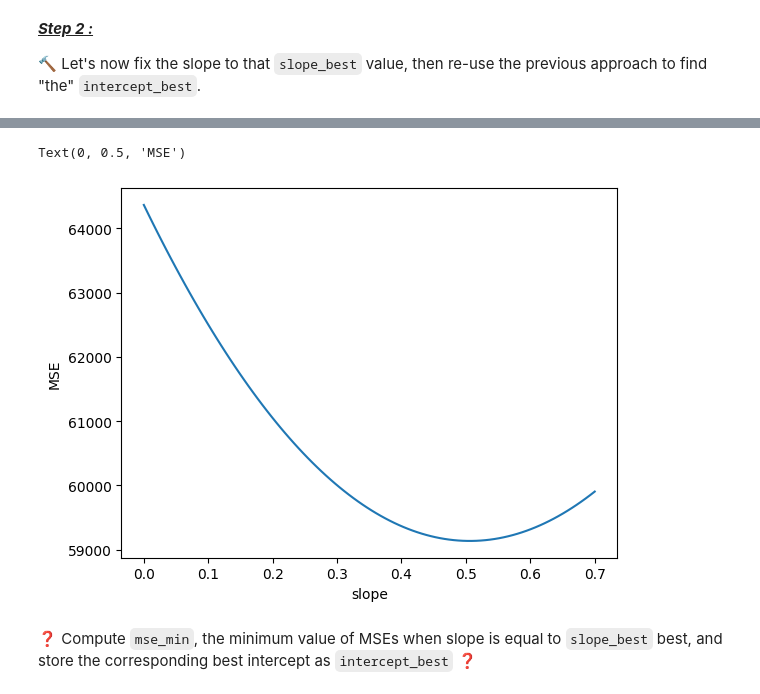
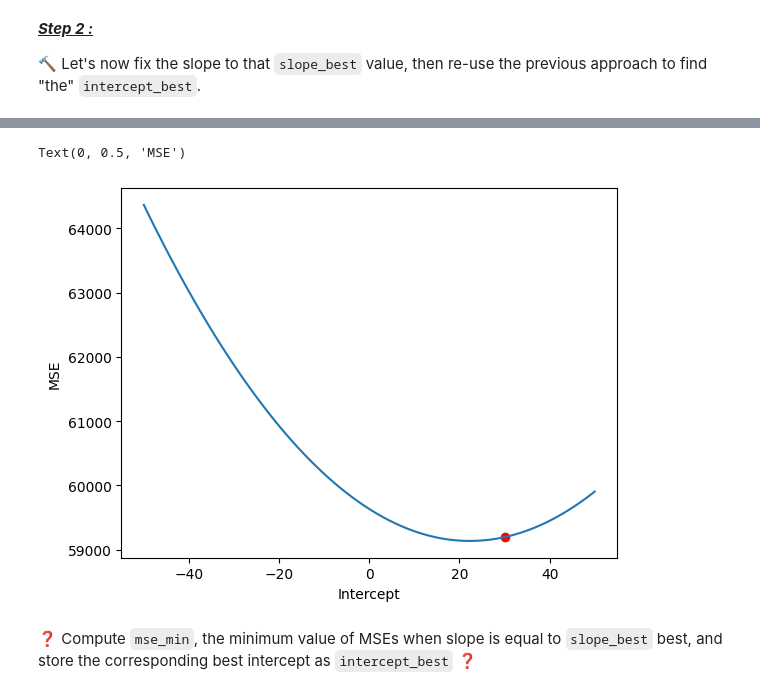
Before and after one commit to multiyumz/data-science-challenges, a Jupyter notebook: data-real-estate-advanced-estimator/02-real_estate_advanced_estimator.ipynb, the cells around one changed output, grey strips where cells are left out. Saved outputs shown, nothing was run; the diff lists cells and outputs as text; code cells hidden in the pictures.

```diff
--- a/data-real-estate-advanced-estimator/02-real_estate_advanced_estimator.ipynb
+++ b/data-real-estate-advanced-estimator/02-real_estate_advanced_estimator.ipynb
@@ -301,5 +271,5 @@ array([0.        , 0.00707071, 0.01414141, 0.02121212, 0.02828283,
 # %%
 # Create the list of MSEs for each slope value
-mses = []
+mse_list = []
 for slope in slope_ranges:
-    mses.append(mse(slope, initial_intercept, flats.surface,  flats.price))
+    mse_list.append(mse(slope, initial_intercept, flats.surface, flats.price))
@@ -328,5 +296,7 @@ Here you can use Python's built-in `.min()` function, as well as `List.index()`
 
 </details>
 # %%
-mse_min = min(mses)
-slope_best = slope_ranges[mses.index(mse_min)]
+mse_min = min(mse_list)
+slope_best = slope_ranges[mse_list.index(mse_min)]
+print('mse min:', mse_min)
+print('best slope:', slope_best)
@@ -342,5 +311,4 @@ slope_best
 🔨 Let's now fix the slope to that `slope_best` value, then re-use the previous approach to find "the" `intercept_best`.
 # %%
 # Create a range of 100 intercepts which contains what you believe is the optimal intercept
-intercept_ranges = np.linspace(-50,50,100)
-intercept_ranges
+intercept_range = np.linspace(-50,50,100)
@@ -365,6 +315,6 @@ array([-50.        , -48.98989899, -47.97979798, -46.96969697,
 # %%
 # Create the list of MSEs for each intercept value
-new_mses = []
-for intercept in intercept_ranges:
-    new_mses.append(mse(slope_best, intercept, flats.surface, flats.price))
-new_mses
+intercept_mses = []
+
+for intercept in intercept_range:
+    intercept_mses.append(mse(slope_best, intercept, flats.surface, flats.price))
@@ -389,13 +321,13 @@ new_mses
 # %%
 # Plot MSEs against slopes. Do you see a minimum? If not, try another range of slopes!
 
-plt.plot(slope_ranges, new_mses)
-# plt.scatter(initial_intercept, mse(slope_best, initial_intercept, flats.surface, flats.price), color = 'r')
-plt.xlabel("slope")
+plt.plot(intercept_range, intercept_mses)
+plt.scatter(initial_intercept, mse(slope_best, initial_intercept, flats.surface, flats.price), color = 'r')
+plt.xlabel("Intercept")
 plt.ylabel("MSE")
 # %% [output]
 Text(0, 0.5, 'MSE')
-[figure, old version]
+[figure, new version]
 # %% [markdown]
 ❓ Compute `mse_min`, the minimum value of MSEs when slope is equal to `slope_best` best, and store the corresponding best intercept as `intercept_best` ❓
 # %%
```
Also changed, not shown: parts of 18 cells of this notebook, 1 other file.
